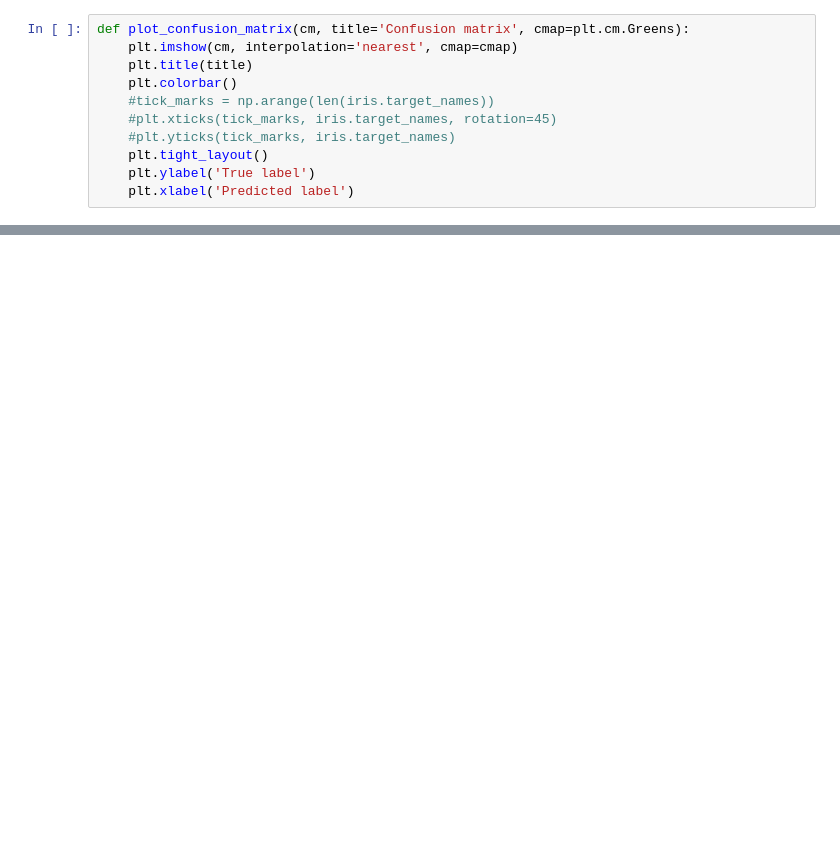
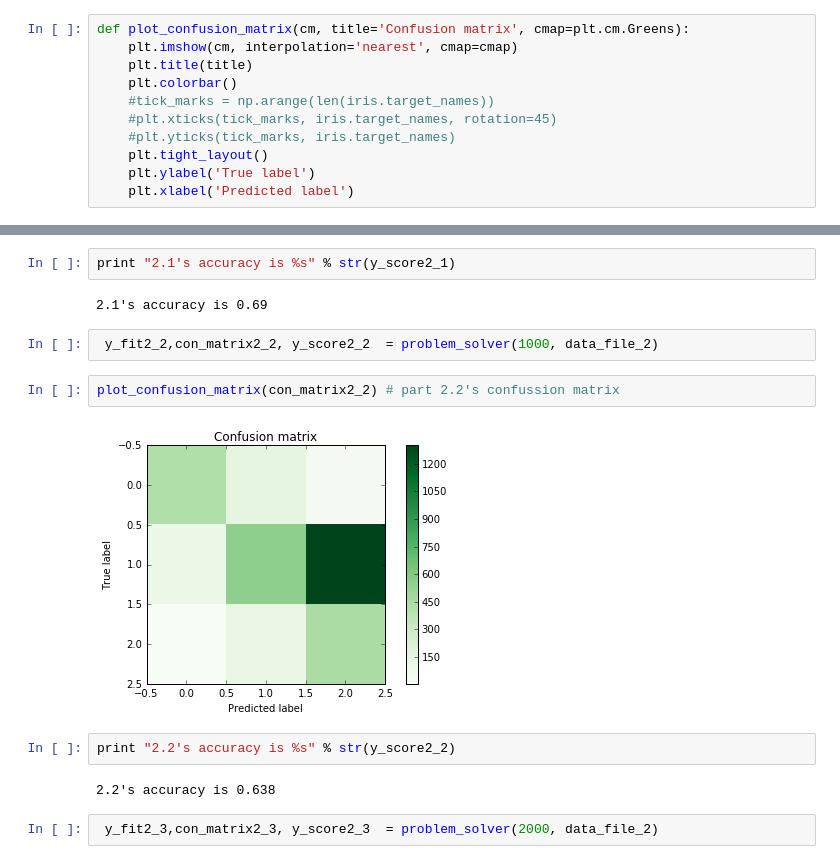
Before and after one commit to halilbay/machine_learning_homework, a Jupyter notebook: homework_1.ipynb, the cells around one changed output, grey strips where cells are left out. Drawn from its saved outputs; the diff is of its cells as text; blank space fills up the shorter version.

```diff
--- a/homework_1.ipynb
+++ b/homework_1.ipynb
@@ -86,0 +100,16 @@ Multiprocessing exception:
+# %%
+print "2.1's accuracy is %s" % str(y_score2_1)
+# %% [output]
+2.1's accuracy is 0.69
+# %%
+ y_fit2_2,con_matrix2_2, y_score2_2  = problem_solver(1000, data_file_2)
+# %%
+plot_confusion_matrix(con_matrix2_2) # part 2.2's confussion matrix
+# %% [output]
+[figure, added]
+# %%
+print "2.2's accuracy is %s" % str(y_score2_2)
+# %% [output]
+2.2's accuracy is 0.638
+# %%
+ y_fit2_3,con_matrix2_3, y_score2_3  = problem_solver(2000, data_file_2)
```
Also changed, not shown: parts of 18 cells of this notebook.
